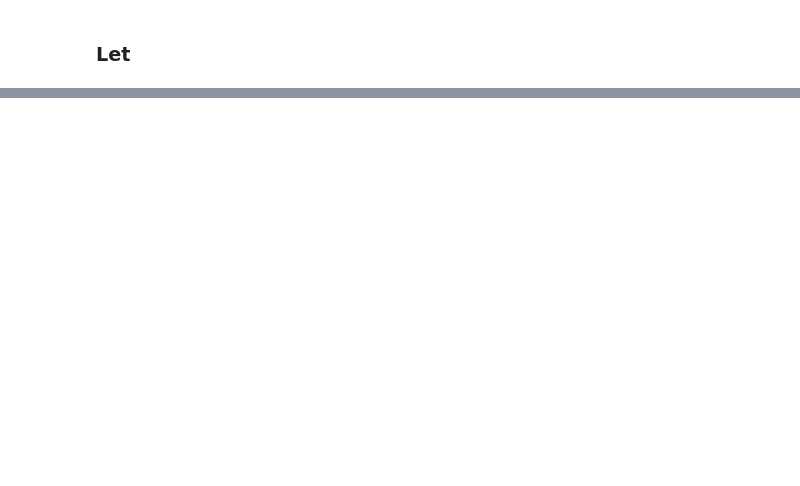
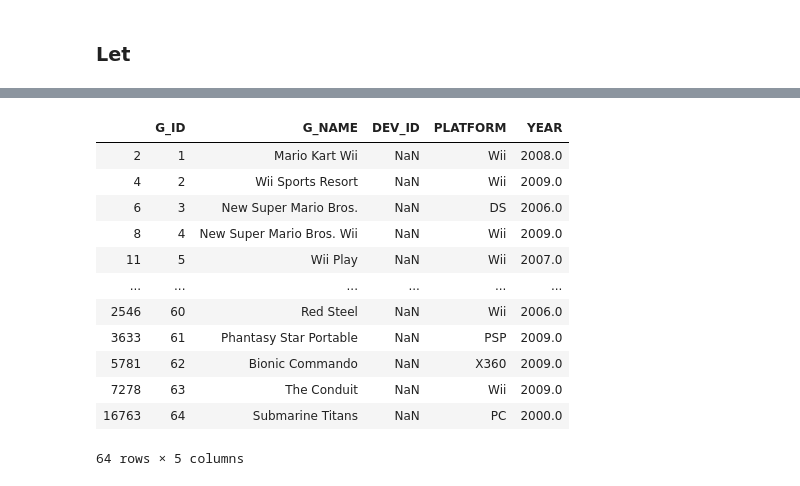
Before and after one commit to ashwinjohn3/Assignment-2, a Jupyter notebook: Assignment 2.ipynb, the cells around one changed output, grey strips where cells are left out. Saved outputs shown, nothing was run; the diff lists cells and outputs as text; code cells hidden in the pictures; blank space fills up the shorter version.

```diff
--- a/Assignment 2.ipynb
+++ b/Assignment 2.ipynb
@@ -142,0 +162,24 @@ FROM GAMEDATA''')
+# %%
+j=1
+g_id = []
+for i in game_inventory['G_ID']:
+    g_id.append(j)
+    j+=1
+# %%
+game_inventory['G_ID']=g_id
+# %%
+game_inventory
+# %% [output]
+|  | G_ID | G_NAME | DEV_ID | PLATFORM | YEAR |
+| 2 | 1 | Mario Kart Wii | NaN | Wii | 2008.0 |
+| 4 | 2 | Wii Sports Resort | NaN | Wii | 2009.0 |
+| 6 | 3 | New Super Mario Bros. | NaN | DS | 2006.0 |
+| 8 | 4 | New Super Mario Bros. Wii | NaN | Wii | 2009.0 |
+| 11 | 5 | Wii Play | NaN | Wii | 2007.0 |
+| ... | ... | ... | ... | ... | ... |
+| 2546 | 60 | Red Steel | NaN | Wii | 2006.0 |
+| 3633 | 61 | Phantasy Star Portable | NaN | PSP | 2009.0 |
+| 5781 | 62 | Bionic Commando | NaN | X360 | 2009.0 |
+| 7278 | 63 | The Conduit | NaN | Wii | 2009.0 |
+| 16763 | 64 | Submarine Titans | NaN | PC | 2000.0 |
+64 rows × 5 columns
```
Also changed, not shown: parts of 48 cells of this notebook.
